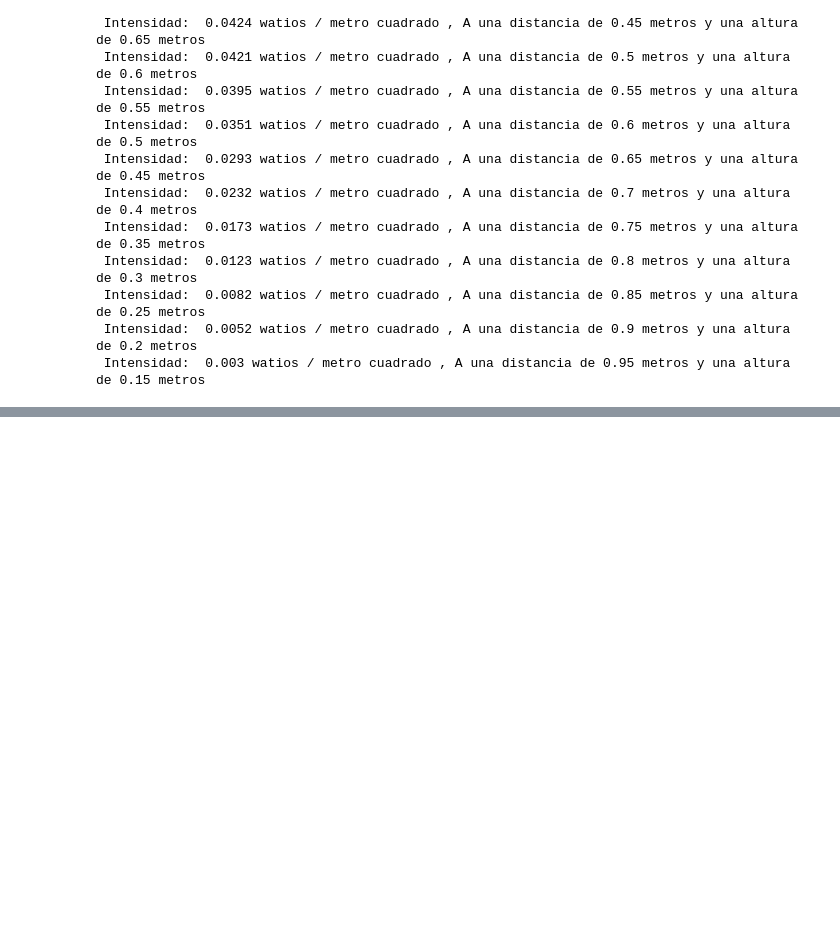
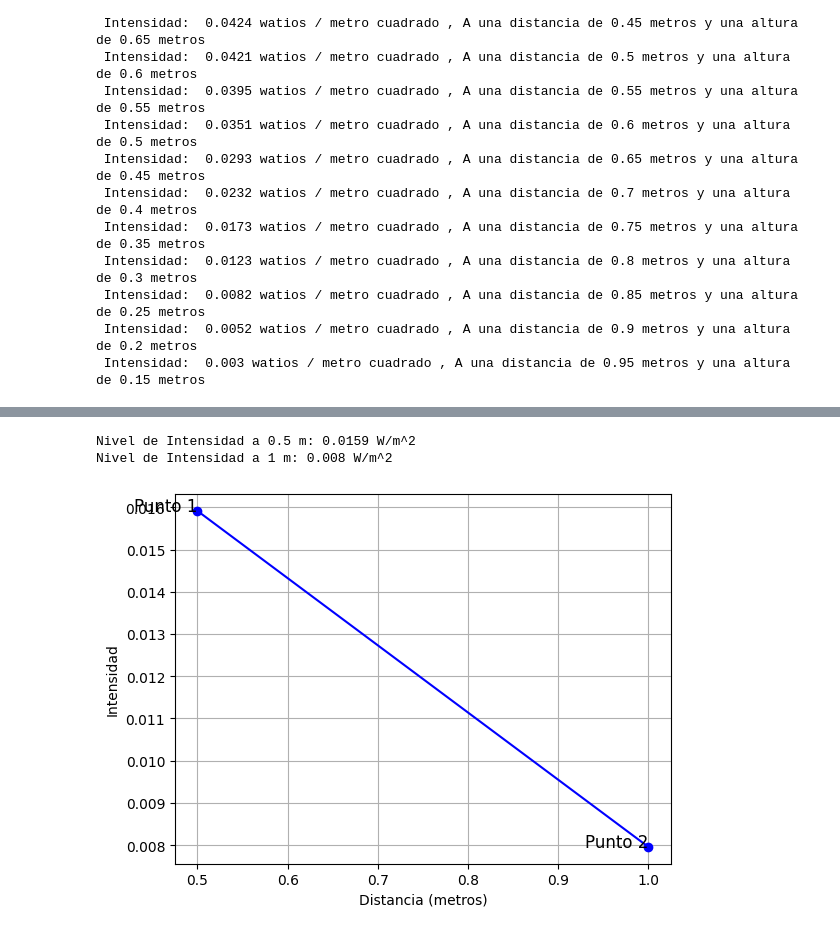
Before and after one commit to Psychohistorian11/Fisica_II, a Jupyter notebook: ProyectoDeAula/ModeloMatematico.ipynb, the cells around one changed output, grey strips where cells are left out. Drawn from its saved outputs; the diff is of its cells as text; code cells hidden in the pictures; blank space fills up the shorter version.

```diff
--- a/ProyectoDeAula/ModeloMatematico.ipynb
+++ b/ProyectoDeAula/ModeloMatematico.ipynb
@@ -221,0 +269,45 @@ $$Δβ = 10 log{\frac{I_{2}}{I_{1}}}$$
+# %%
+#Corroborar que el nivel de intensidad disminuye a razón de la distancia
+import math as m
+import matplotlib.pyplot as plt
+
+def intensidadEnDosPuntos(p,r_1,r_2):
+    I_0 = 7.957747155e-9
+
+    I_1 = p/(4*m.pi*r_1)
+    I_2 = p/(4*m.pi*r_2)
+
+    B_1 = 10 *m.log10(I_1/I_0)
+    B_2 = 10 *m.log10(I_2/I_0)
+
+    return I_1, I_2
+
+
+r1 = 0.5
+r2 = 1
+I1,I2 = intensidadEnDosPuntos(0.1,0.5,1)
+
+print(f"Nivel de Intensidad a {r1} m: {round(I1,4)} W/m^2")
+print(f"Nivel de Intensidad a {r2} m: {round(I2,4)} W/m^2")
+
+# Crear una lista de distancias
+distancias = [0.5, 1]
+
+# Crear una gráfica de intensidad en función de la distancia
+plt.plot(distancias, [I1, I2], marker='o', linestyle='-', color='blue')
+
+# Etiquetar los puntos
+plt.text(distancias[0], I1, 'Punto 1', fontsize=12, ha='right')
+plt.text(distancias[1], I2, 'Punto 2', fontsize=12, ha='right')
+
+# Configurar etiquetas de los ejes
+plt.xlabel('Distancia (metros)')
+plt.ylabel('Intensidad')
+
+# Mostrar la gráfica
+plt.grid(True)
+plt.show()
+# %% [output]
+Nivel de Intensidad a 0.5 m: 0.0159 W/m^2
+Nivel de Intensidad a 1 m: 0.008 W/m^2
+[figure, added]
```
Also changed, not shown: parts of 12 cells of this notebook.
